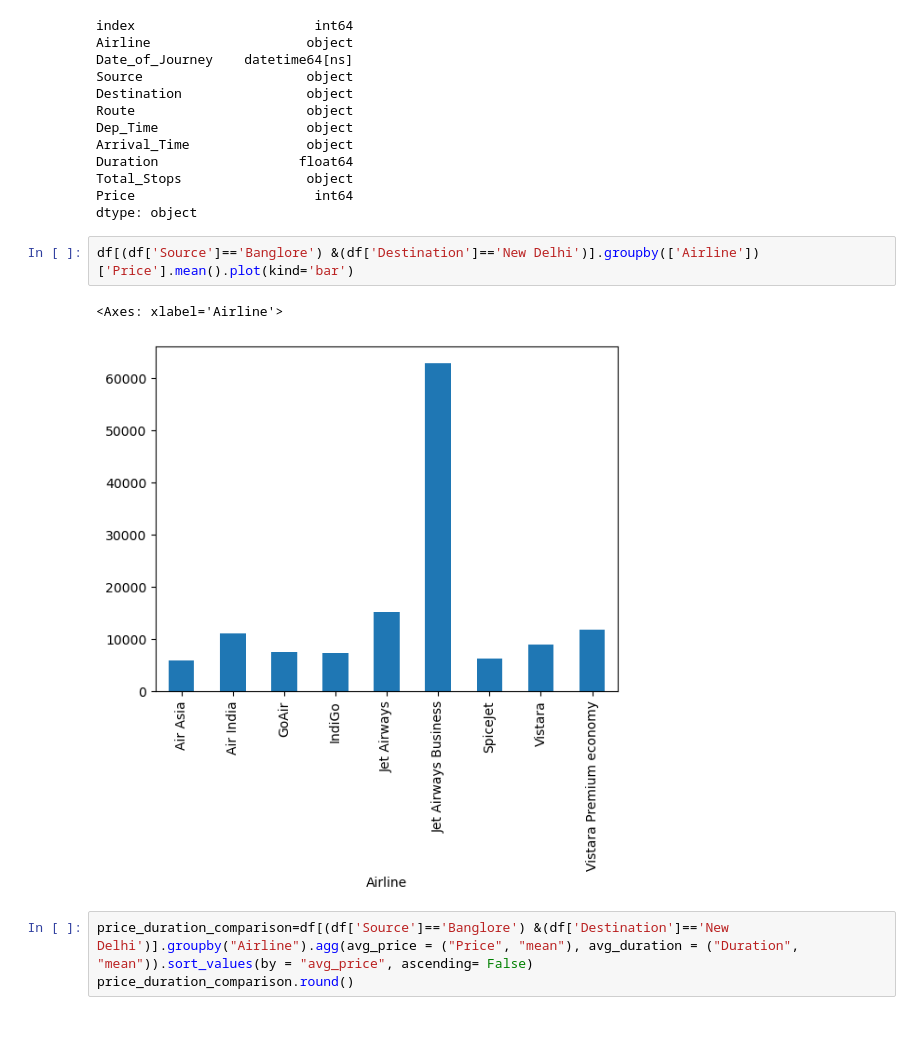
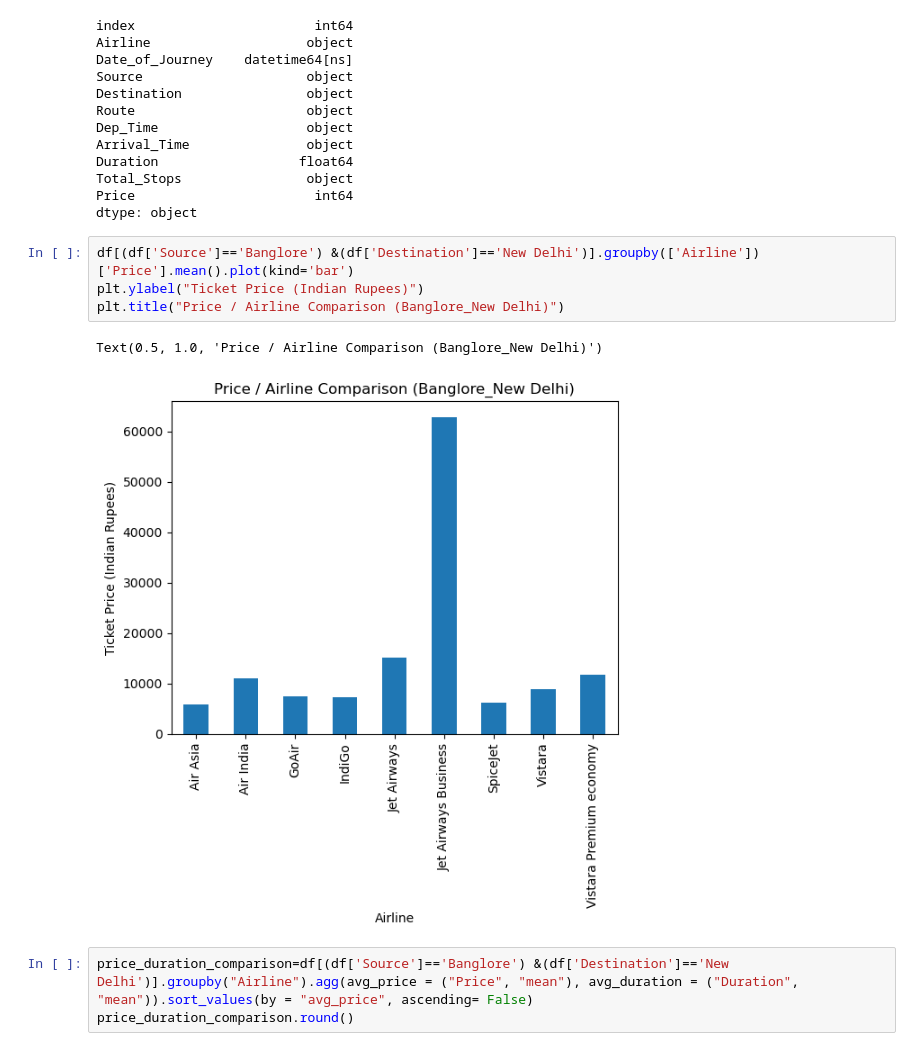
Before and after one commit to mehratif1/Flight_Price_Analysis, a Jupyter notebook: Project1.ipynb, the cells around one changed output. Drawn from its saved outputs; the diff is of its cells as text.

```diff
--- a/Project1.ipynb
+++ b/Project1.ipynb
@@ -235,9 +233,11 @@ Price                       int64
 dtype: object
 # %%
 df[(df['Source']=='Banglore') &(df['Destination']=='New Delhi')].groupby(['Airline'])['Price'].mean().plot(kind='bar')
+plt.ylabel("Ticket Price (Indian Rupees)")
+plt.title("Price / Airline Comparison (Banglore_New Delhi)")
 # %% [output]
-<Axes: xlabel='Airline'>
+Text(0.5, 1.0, 'Price / Airline Comparison (Banglore_New Delhi)')
-[figure, old version]
+[figure, new version]
 # %%
 price_duration_comparison=df[(df['Source']=='Banglore') &(df['Destination']=='New Delhi')].groupby("Airline").agg(avg_price = ("Price", "mean"), avg_duration = ("Duration", "mean")).sort_values(by = "avg_price", ascending= False)
 price_duration_comparison.round()
```
Also changed, not shown: parts of 5 cells of this notebook.
